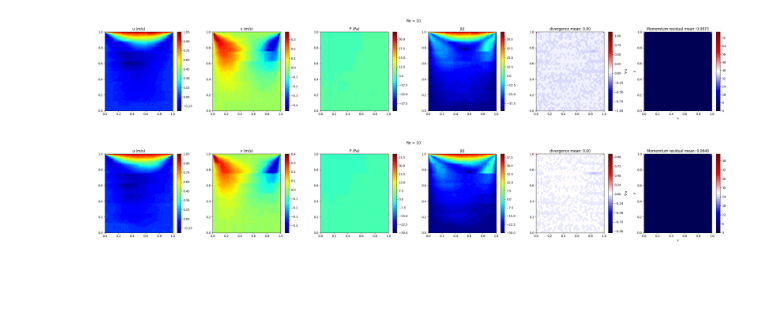
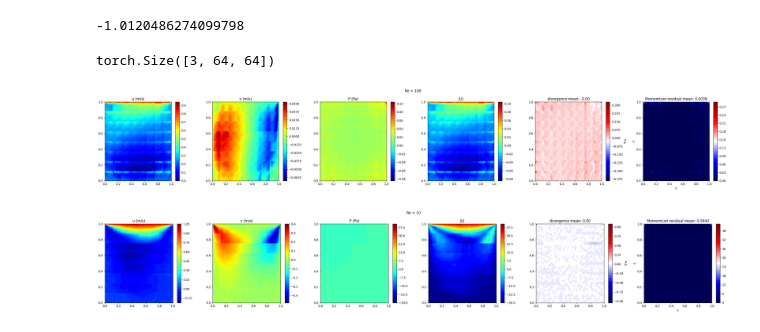
Before and after one commit to Mafaz03/Machine-Vision-Transformer, a Jupyter notebook: generalisation.ipynb, the cells around one changed output. Cells and saved outputs as stored; diff of their text form; code cells hidden in the pictures; blank space fills up the shorter version.

```diff
--- a/generalisation.ipynb
+++ b/generalisation.ipynb
@@ -82,3 +90,10 @@ pre_train_re
  2482.4,
  2490.8,
  2499.1]
+# %%
+re_norm = (10 - RE_MEAN) / RE_STD
+src = torch.tensor([[re_norm]], dtype=torch.float32).to("cpu")  # (1, 1)
+
+re_norm
+# %% [output]
+-1.0120486274099798
@@ -85,3 +115,7 @@ pre_train_re
+# %%
+unrolled.
+# %% [output]
+torch.Size([3, 64, 64])
 # %%
 def patches_to_contour(patch, num_patches, patch_size, grid_size):
 
@@ -106,26 +140,28 @@ def predict(re_value, model,
     re_norm = (re_value - re_mean) / re_std
     src = torch.tensor([[re_norm]], dtype=torch.float32).to(device)  # (1, 1)
 
-    patches_per_side = grid_size // patch_size
-    coords = []
-    for row in range(patches_per_side):
-        for col in range(patches_per_side):
-            coords.append([(col+0.5)/patches_per_side, (row+0.5)/patches_per_side])
+    # patches_per_side = grid_size // patch_size
+    # coords = []
+    # for row in range(patches_per_side):
+    #     for col in range(patches_per_side):
+    #         coords.append([(col+0.5)/patches_per_side, (row+0.5)/patches_per_side])
 
-    coords_tensor = fourier_features(torch.tensor(coords, dtype=torch.float32), num_freq = FOURIER_FEATURES)
+    # coords_tensor = fourier_features(torch.tensor(coords, dtype=torch.float32), num_freq = FOURIER_FEATURES)
 
-    # decode
-    src_mask = make_src_mask(src, -1)
-    pred_patches = greedy_decode(
-        model         = model,
-        src           = src,
-        src_mask      = src_mask,
-        max_len       = (grid_size // patch_size)**2,
-        patch_dim     = patch_dim - fourier_dimension,
-        coords_tensor = coords_tensor,
-        device        = device,
-        num_freq = 16
-    )  # (1, num_patches, patch_dim)
+    # # decode
+    # src_mask = make_src_mask(src, -1)
+    # pred_patches = greedy_decode(
+    #     model         = model,
+    #     src           = src,
+    #     src_mask      = src_mask,
+    #     max_len       = (grid_size // patch_size)**2,
+    #     patch_dim     = patch_dim - fourier_dimension,
+    #     coords_tensor = coords_tensor,
+    #     device        = device,
+    #     num_freq = 16
+    # )  # (1, num_patches, patch_dim)
+
+    pred_patches = predict_field(transformer, src)
 
 
     # unroll patches to (2, 64, 64)
@@ -221,16 +257,16 @@ def predict(re_value, model,
 
     return u, v, P, divergence, momentum_res, mag
 # %%
-u, v, P, divergence, momentum_res, mag = predict(re_value = 10, model = transformer,
+u, v, P, divergence, momentum_res, mag = predict(re_value = 100, model = transformer,
                                    re_mean = RE_MEAN, re_std = RE_STD,
                                    u_mean = U_MEAN,   u_std = U_STD,
                                    v_mean = V_MEAN,   v_std = V_STD,
                                    P_mean = P_MEAN,   P_std = P_STD,
                                    grid_size = GRID_SIZE, patch_size = PATCH_SIZE, patch_dim = PATCH_DIM, fourier_dimension = FOURIER_DIMENSIONS,
                                    device = "cpu", plot = True
                                    )
 # %% [output]
-[figure, old version]
+[figure, new version]
 # %%
 u_1, v_1, P_1, divergence_1, momentum_res_1, mag_1 = predict(re_value = 10, model = transformer,
                                                              re_mean = RE_MEAN, re_std = RE_STD,
```
Also changed, not shown: parts of 5 cells of this notebook, 1 other file.
